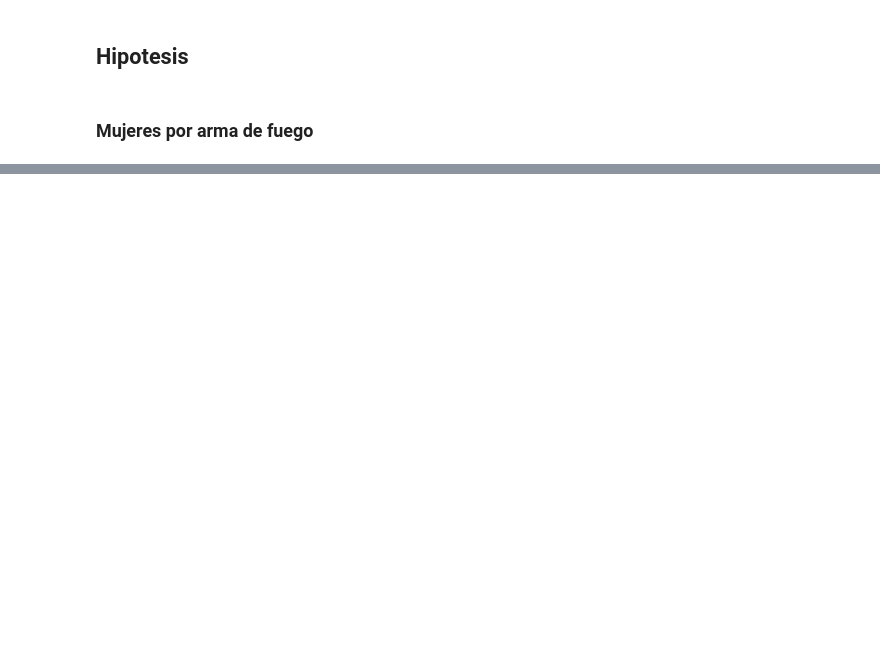
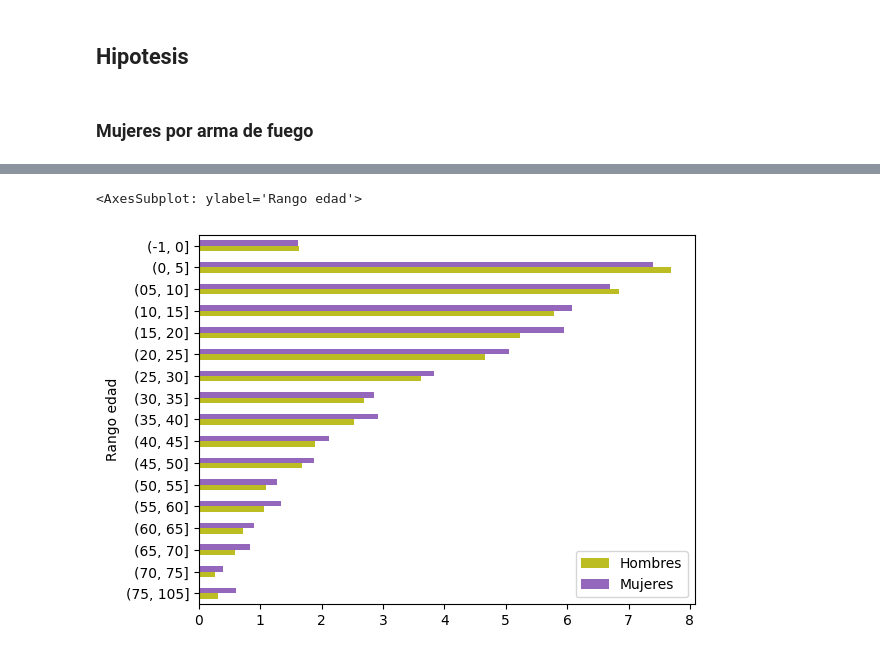
Before and after one commit to mar-esther23/SEMEFO_busqueda, a Jupyter notebook: SEMEFO_1974_analisis2.ipynb, the cells around one changed output, grey strips where cells are left out. Saved outputs shown, nothing was run; the diff lists cells and outputs as text; code cells hidden in the pictures; blank space fills up the shorter version.

```diff
--- a/SEMEFO_1974_analisis2.ipynb
+++ b/SEMEFO_1974_analisis2.ipynb
@@ -990,0 +1024,10 @@ df[((df['DIAGNOSTICO'].fillna('').str.contains('HPAF')) | (df['DIAGNOSTICO'].fil
+# %%
+file_inegi = "data_raw/inegi_censo1970_poblacion_edad_sexo.csv"
+df_inegi = pd.read_csv(file_inegi)
+df_1970 = df_inegi[df_inegi['Entidad']=='Distrito Federal'].groupby('Rango edad').sum(numeric_only=True)
+df_1970 = df_1970/df_1970.loc['Total','Total']*100
+df_1970 = df_1970.drop('Total').drop('Total', axis=1).sort_index(ascending=False)
+df_1970.plot.barh(color=['tab:olive','tab:purple',])
+# %% [output]
+<AxesSubplot: ylabel='Rango edad'>
+[figure, added]
```
Also changed, not shown: parts of 5 cells of this notebook, 8 other files.
